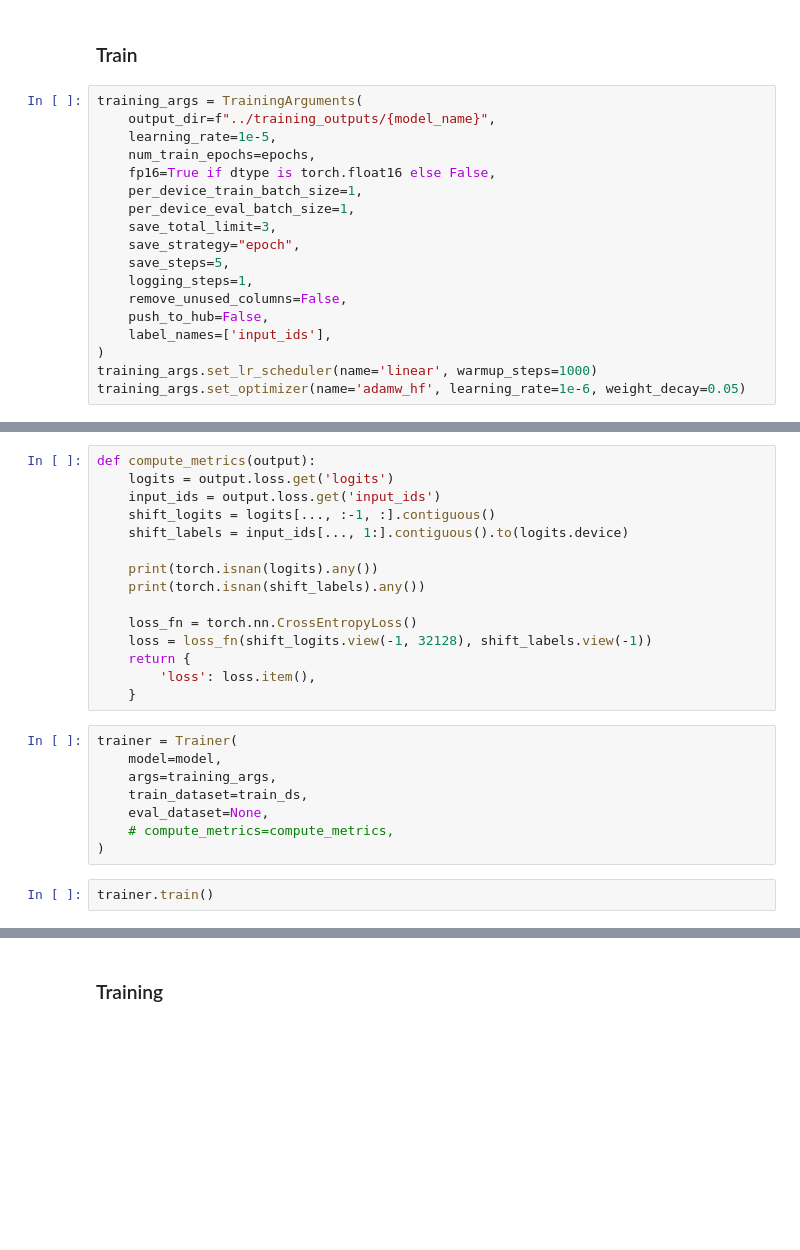
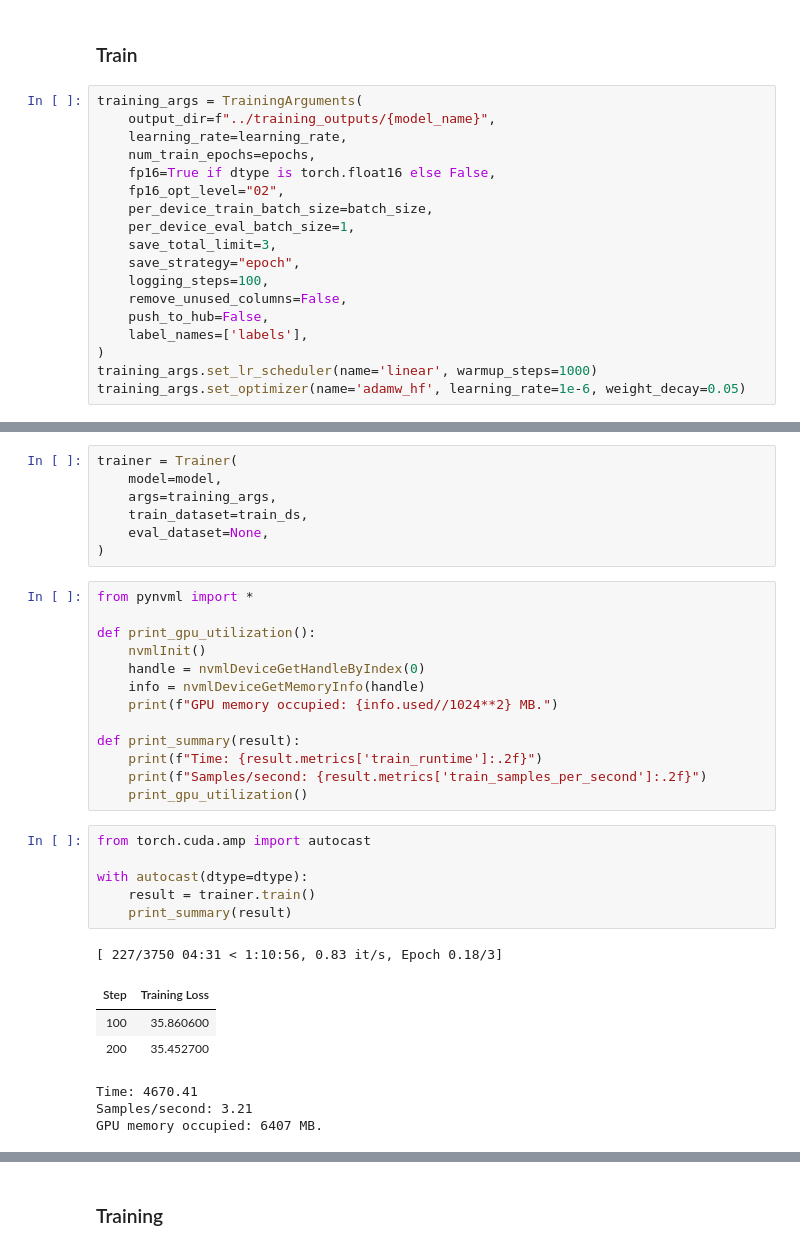
Before and after one commit to k1101jh/CVPR-2023-NICE, a Jupyter notebook: codes/train_with_transformers.ipynb, the cells around one changed output, grey strips where cells are left out. Cells and saved outputs as stored; diff of their text form; blank space fills up the shorter version.

```diff
--- a/codes/train_with_transformers.ipynb
+++ b/codes/train_with_transformers.ipynb
@@ -211,18 +243,18 @@ for block in block_list:
 # %%
 training_args = TrainingArguments(
     output_dir=f"../training_outputs/{model_name}",
-    learning_rate=1e-5,
+    learning_rate=learning_rate,
     num_train_epochs=epochs,
     fp16=True if dtype is torch.float16 else False,
-    per_device_train_batch_size=1,
+    fp16_opt_level="02",
+    per_device_train_batch_size=batch_size,
     per_device_eval_batch_size=1,
     save_total_limit=3,
     save_strategy="epoch",
-    save_steps=5,
-    logging_steps=1,
+    logging_steps=100,
     remove_unused_columns=False,
     push_to_hub=False,
-    label_names=['input_ids'],
+    label_names=['labels'],
 )
 training_args.set_lr_scheduler(name='linear', warmup_steps=1000)
 training_args.set_optimizer(name='adamw_hf', learning_rate=1e-6, weight_decay=0.05)
@@ -229,25 +279,34 @@ training_args.set_optimizer(name='adamw_hf', learning_rate=1e-6, weight_decay=0.
-# %%
-def compute_metrics(output):
-    logits = output.loss.get('logits')
-    input_ids = output.loss.get('input_ids')
-    shift_logits = logits[..., :-1, :].contiguous()
-    shift_labels = input_ids[..., 1:].contiguous().to(logits.device)
-
-    print(torch.isnan(logits).any())
-    print(torch.isnan(shift_labels).any())
-
-    loss_fn = torch.nn.CrossEntropyLoss()
-    loss = loss_fn(shift_logits.view(-1, 32128), shift_labels.view(-1))
-    return {
-        'loss': loss.item(),
-    }
 # %%
 trainer = Trainer(
     model=model,
     args=training_args,
     train_dataset=train_ds,
     eval_dataset=None,
-    # compute_metrics=compute_metrics,
 )
-# %%
-trainer.train()
+# %%
+from pynvml import *
+
+def print_gpu_utilization():
+    nvmlInit()
+    handle = nvmlDeviceGetHandleByIndex(0)
+    info = nvmlDeviceGetMemoryInfo(handle)
+    print(f"GPU memory occupied: {info.used//1024**2} MB.")
+
+def print_summary(result):
+    print(f"Time: {result.metrics['train_runtime']:.2f}")
+    print(f"Samples/second: {result.metrics['train_samples_per_second']:.2f}")
+    print_gpu_utilization()
+# %%
+from torch.cuda.amp import autocast
+
+with autocast(dtype=dtype):
+    result = trainer.train()
+    print_summary(result)
+# %% [output]
+[ 227/3750 04:31 < 1:10:56, 0.83 it/s, Epoch 0.18/3]
+| Step | Training Loss |
+| 100 | 35.860600 |
+| 200 | 35.452700 |
+Time: 4670.41
+Samples/second: 3.21
+GPU memory occupied: 6407 MB.
```
Also changed, not shown: parts of 12 cells of this notebook, 2 other files.
